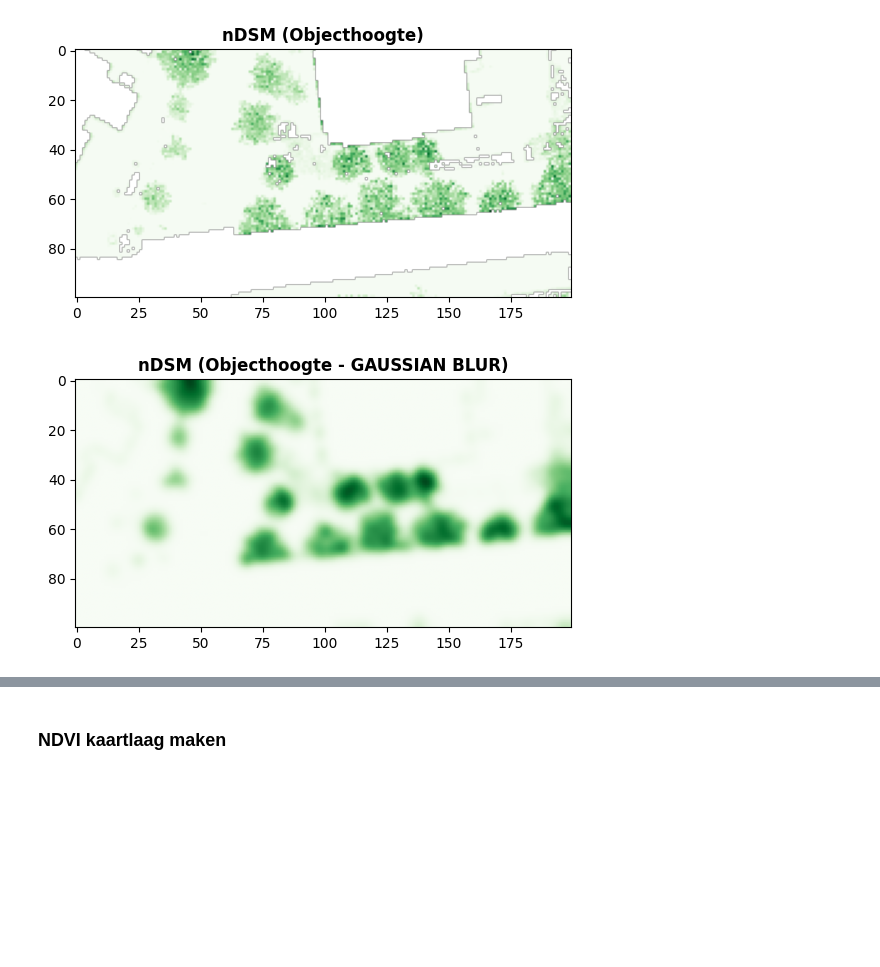
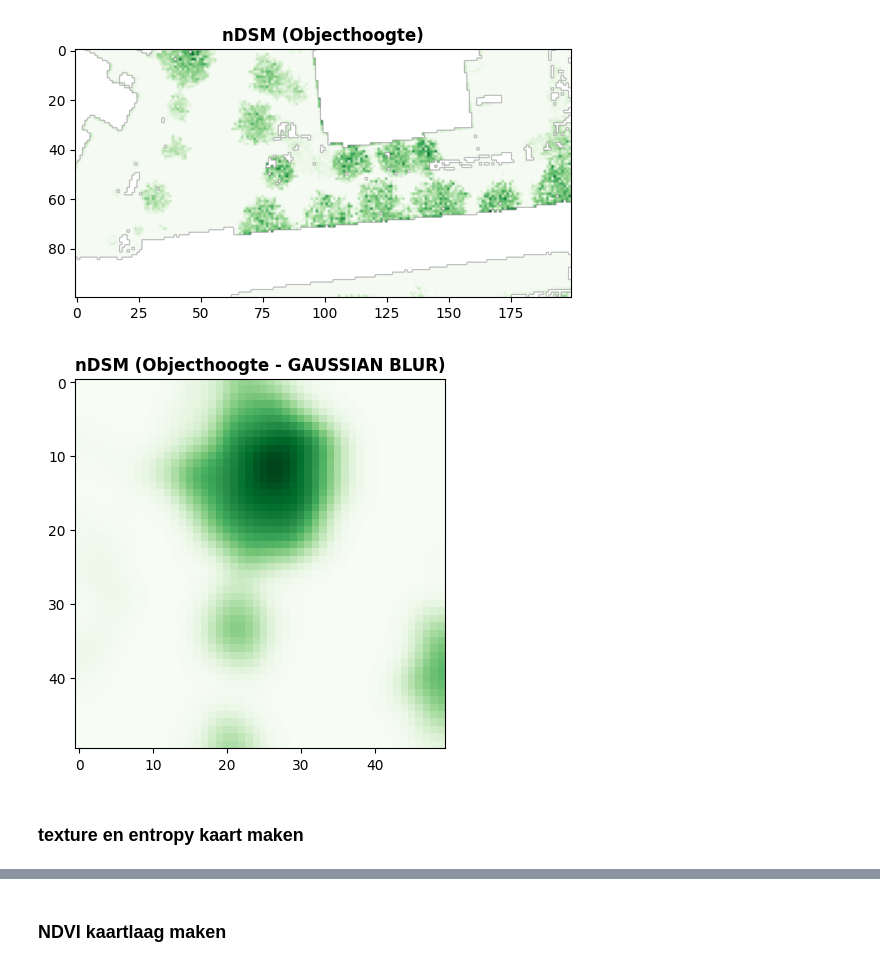
Before and after one commit to TwandeK/natural_capital_account, a Jupyter notebook: notebooks/bomen.ipynb, the cells around one changed output, grey strips where cells are left out. Saved outputs shown, nothing was run; the diff lists cells and outputs as text; code cells hidden in the pictures; blank space fills up the shorter version.

```diff
--- a/notebooks/bomen.ipynb
+++ b/notebooks/bomen.ipynb
@@ -541,16 +677,16 @@ with rio.open(tif_path_alblas_bomen) as clipped_bomen_Alblasserdam:
 # %%
-#testen of data succesvol kan worden ingeladen.
-ortho_sample = "../data/raw/ortho_alblasserdam/2025_102000_430000_RGB_lrl.tif"
-infra_sample = "../data/raw/infra_alblasserdam/2025_102000_430000_CIR_lrl.tif"
-dsm_sample = "../data/raw/surface_model_05/R_38CN1.tif"
+#TESTEN of data succesvol kan worden ingeladen.
+ortho_raw = raw_data_dir / "ortho_alblasserdam025" / "2025_102000_434000_RGB_lrl.tif"
+infra_raw = raw_data_dir / "infra_alblasserdam025" / "2025_102000_434000_CIR_lrl.tif"
+dsm_raw = raw_data_dir / "surface_model_05" /"R_38CN1.tif"
 
-with rio.open(ortho_sample) as ortho:
+with rio.open(ortho_raw) as ortho:
     show(ortho)
 
-with rio.open(infra_sample) as infra:
+with rio.open(infra_raw) as infra:
     show(infra)
 
-with rio.open(dsm_sample) as dsm:
+with rio.open(dsm_raw) as dsm:
     my_window = Window(col_off=6600, row_off=6000, width=100, height=100)
     subset_masked = dsm.read(1, window=my_window, masked=True)
     show(subset_masked)
@@ -590,7 +756,7 @@ merge_raster_to_mosaic(input_folder=tif_input_mosaic_DSM05,
 # %%
 #TEST of de DTM en DSM kaarten (merged/mosaic) goed worden ingeladen
-tif_output_mosaic_DSM05 = proces_data_dir / "DSM05_tiles.tif"
-tif_output_mosaic_DTM05 = proces_data_dir / "DTM05_tiles.tif"
+tif_output_mosaic_DSM05 = proces_data_dir / "DTM05_alblasser_regio50cm.tif"
+tif_output_mosaic_DTM05 = proces_data_dir / "DSM05_alblasser_regio50cm.tif"
 
 with rio.open(tif_output_mosaic_DSM05) as src:
     my_window = Window(col_off=6600, row_off=6180, width=80, height=80)
@@ -646,6 +812,6 @@ Succesvol opgeslagen: C:\Users\twand\Documents\Python\natural_capital\data\proce
 # %%
 #TEST of nDSM werkt
-tif_output_mosaic_ndsm = proces_data_dir / "nDSM_full.tif"
+tif_output_mosaic_ndsm = proces_data_dir / "nDSM_alblasser_regio50cm.tif"
 my_window = Window(col_off=9450, row_off=11850, width=200, height=100) #klein stuk van de kaart inladen
 with rio.open(tif_output_mosaic_ndsm) as src_ndsm:
     subset = src_ndsm.read(1, window=my_window, masked=True)
@@ -664,12 +830,12 @@ Gemiddelde hoogte: 1.41 m
 [figure]
 # %%
 from scipy.ndimage import gaussian_filter
-tif_output_mosaic_ndsm = proces_data_dir / "nDSM_full.tif"
-my_window = Window(col_off=9450, row_off=11850, width=200, height=100) #klein stuk van de kaart inladen
+tif_output_mosaic_ndsm = proces_data_dir / "nDSM_alblasser_regio50cm.tif"
+my_window = Window(col_off=9470, row_off=11840, width=50, height=50) #klein stuk van de kaart inladen
 with rio.open(tif_output_mosaic_ndsm) as src_ndsm:
     subset_masked = src_ndsm.read(1, window=my_window, masked=True)
     subset_filled = subset_masked.filled(0)
     height_blurred = gaussian_filter(subset_filled, sigma=2)
     show(height_blurred, cmap='Greens', title='nDSM (Objecthoogte - GAUSSIAN BLUR)')
 # %% [output]
-[figure, old version]
+[figure, new version]
@@ -724,0 +842,2 @@ def gaussian_blur_filter(ndm_input_path, gaussian_output_path, sigma=2, buffer=5
+# %% [markdown]
+### texture en entropy kaart maken
```
Also changed, not shown: parts of 54 cells of this notebook, 4 other files.
